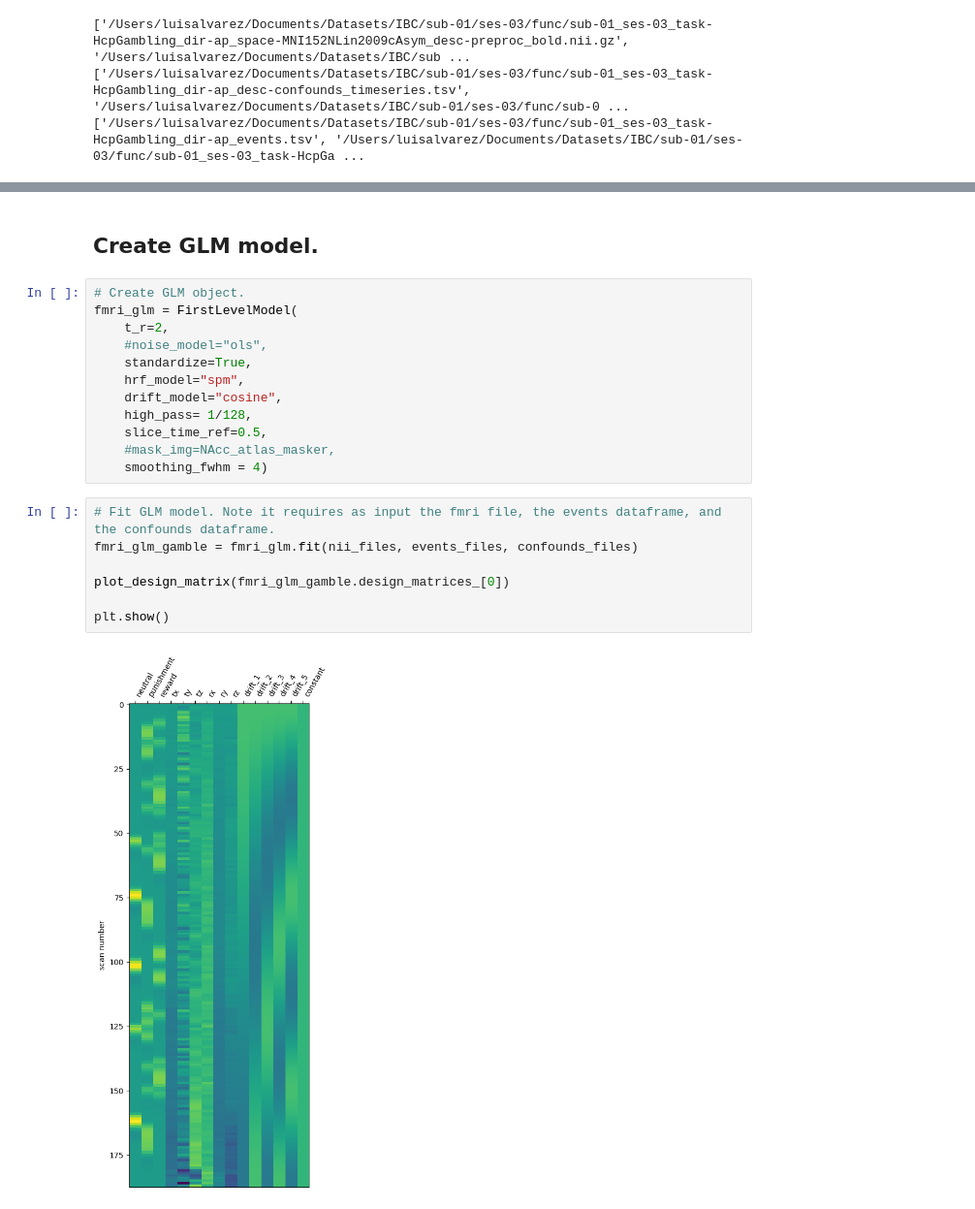
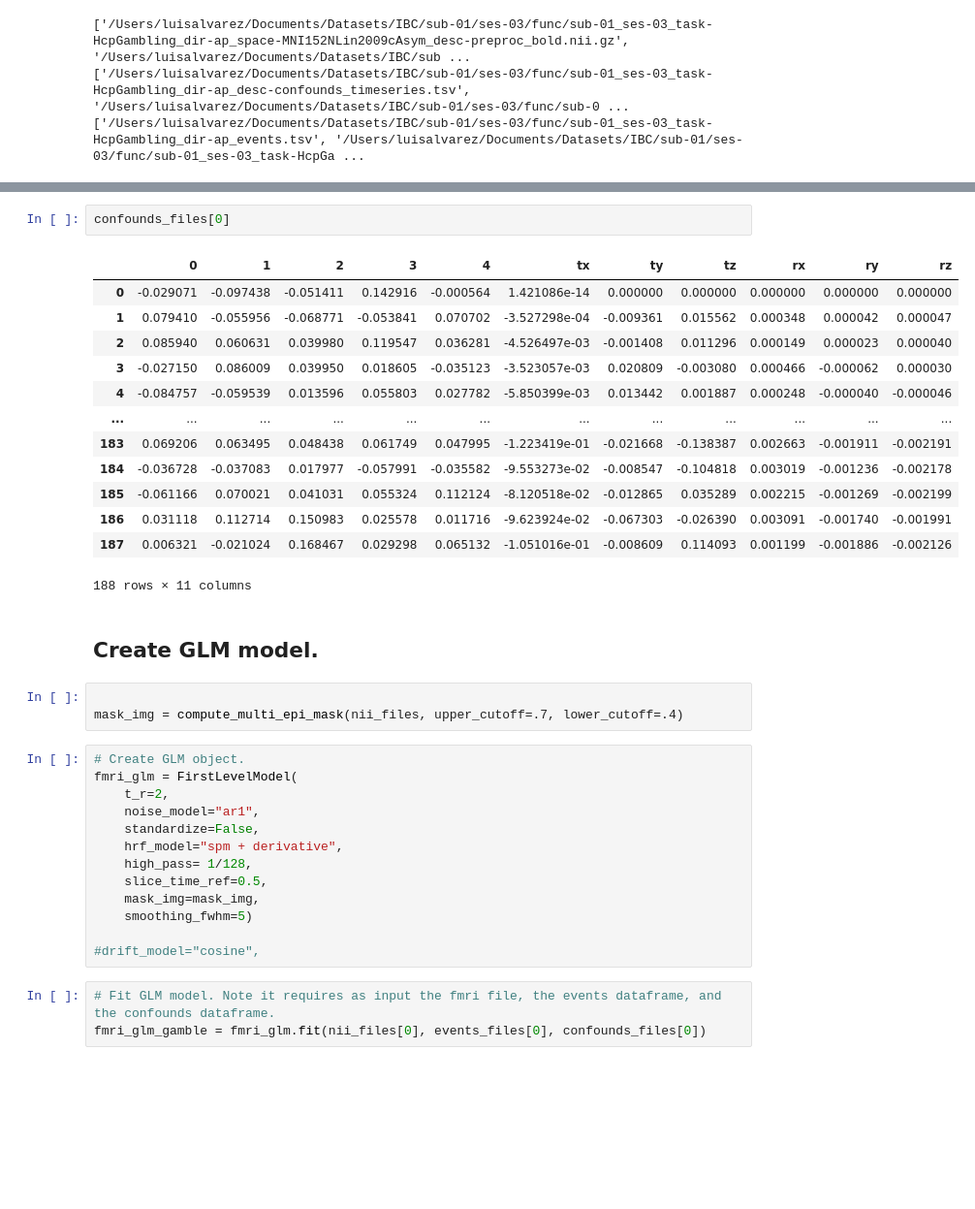
Before and after one commit to LuisA00/Analysis_Playground, a Jupyter notebook: NAcc_Affect/sub01_Gambling_test.ipynb, the cells around one changed output, grey strips where cells are left out. Shown at 97% size. Drawn from its saved outputs; the diff is of its cells as text; blank space fills up the shorter version.

```diff
--- a/NAcc_Affect/sub01_Gambling_test.ipynb
+++ b/NAcc_Affect/sub01_Gambling_test.ipynb
@@ -99,23 +112,37 @@ print(events_files)
+# %%
+confounds_files[0]
+# %% [output]
+|  | 0 | 1 | 2 | 3 | 4 | tx | ty | tz | rx | ry | rz |
+| 0 | -0.029071 | -0.097438 | -0.051411 | 0.142916 | -0.000564 | 1.421086e-14 | 0.000000 | 0.000000 | 0.000000 | 0.000000 | 0.000000 |
+| 1 | 0.079410 | -0.055956 | -0.068771 | -0.053841 | 0.070702 | -3.527298e-04 | -0.009361 | 0.015562 | 0.000348 | 0.000042 | 0.000047 |
+| 2 | 0.085940 | 0.060631 | 0.039980 | 0.119547 | 0.036281 | -4.526497e-03 | -0.001408 | 0.011296 | 0.000149 | 0.000023 | 0.000040 |
+| 3 | -0.027150 | 0.086009 | 0.039950 | 0.018605 | -0.035123 | -3.523057e-03 | 0.020809 | -0.003080 | 0.000466 | -0.000062 | 0.000030 |
+| 4 | -0.084757 | -0.059539 | 0.013596 | 0.055803 | 0.027782 | -5.850399e-03 | 0.013442 | 0.001887 | 0.000248 | -0.000040 | -0.000046 |
+| ... | ... | ... | ... | ... | ... | ... | ... | ... | ... | ... | ... |
+| 183 | 0.069206 | 0.063495 | 0.048438 | 0.061749 | 0.047995 | -1.223419e-01 | -0.021668 | -0.138387 | 0.002663 | -0.001911 | -0.002191 |
+| 184 | -0.036728 | -0.037083 | 0.017977 | -0.057991 | -0.035582 | -9.553273e-02 | -0.008547 | -0.104818 | 0.003019 | -0.001236 | -0.002178 |
+| 185 | -0.061166 | 0.070021 | 0.041031 | 0.055324 | 0.112124 | -8.120518e-02 | -0.012865 | 0.035289 | 0.002215 | -0.001269 | -0.002199 |
+| 186 | 0.031118 | 0.112714 | 0.150983 | 0.025578 | 0.011716 | -9.623924e-02 | -0.067303 | -0.026390 | 0.003091 | -0.001740 | -0.001991 |
+| 187 | 0.006321 | -0.021024 | 0.168467 | 0.029298 | 0.065132 | -1.051016e-01 | -0.008609 | 0.114093 | 0.001199 | -0.001886 | -0.002126 |
+188 rows × 11 columns
 # %% [markdown]
 ## Create GLM model.
+# %%
+
+mask_img = compute_multi_epi_mask(nii_files, upper_cutoff=.7, lower_cutoff=.4)
 # %%
 # Create GLM object.
 fmri_glm = FirstLevelModel(
     t_r=2,
-    #noise_model="ols",
-    standardize=True,
-    hrf_model="spm",
-    drift_model="cosine",
+    noise_model="ar1",
+    standardize=False,
+    hrf_model="spm + derivative",
     high_pass= 1/128,
     slice_time_ref=0.5,
-    #mask_img=NAcc_atlas_masker,
-    smoothing_fwhm = 4)
+    mask_img=mask_img,
+    smoothing_fwhm=5)
+
+#drift_model="cosine",
 # %%
 # Fit GLM model. Note it requires as input the fmri file, the events dataframe, and the confounds dataframe.
-fmri_glm_gamble = fmri_glm.fit(nii_files, events_files, confounds_files)
-
-plot_design_matrix(fmri_glm_gamble.design_matrices_[0])
-
-plt.show()
+fmri_glm_gamble = fmri_glm.fit(nii_files[0], events_files[0], confounds_files[0])
-# %% [output]
-[figure, removed]
```
Also changed, not shown: parts of 4 cells of this notebook.
